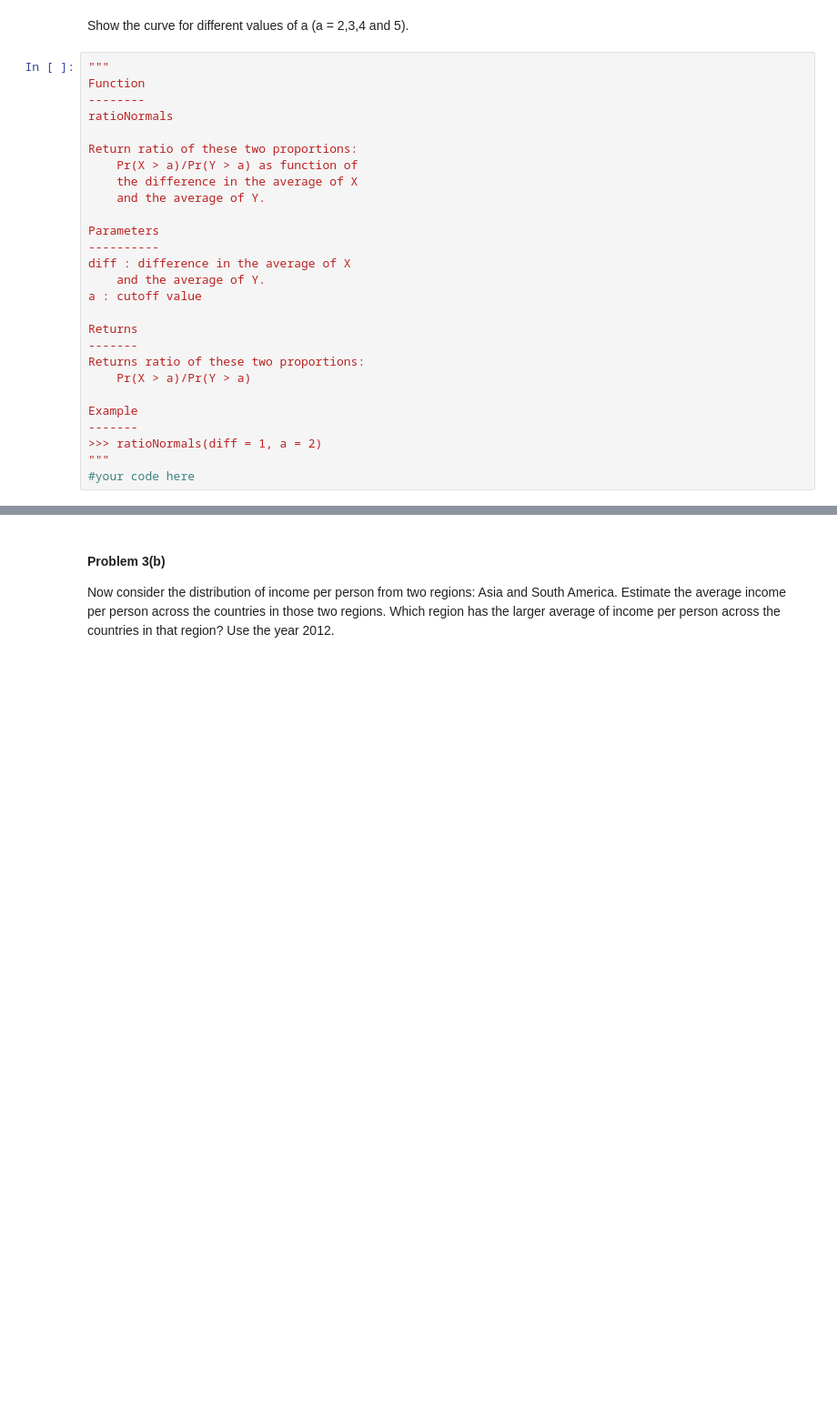
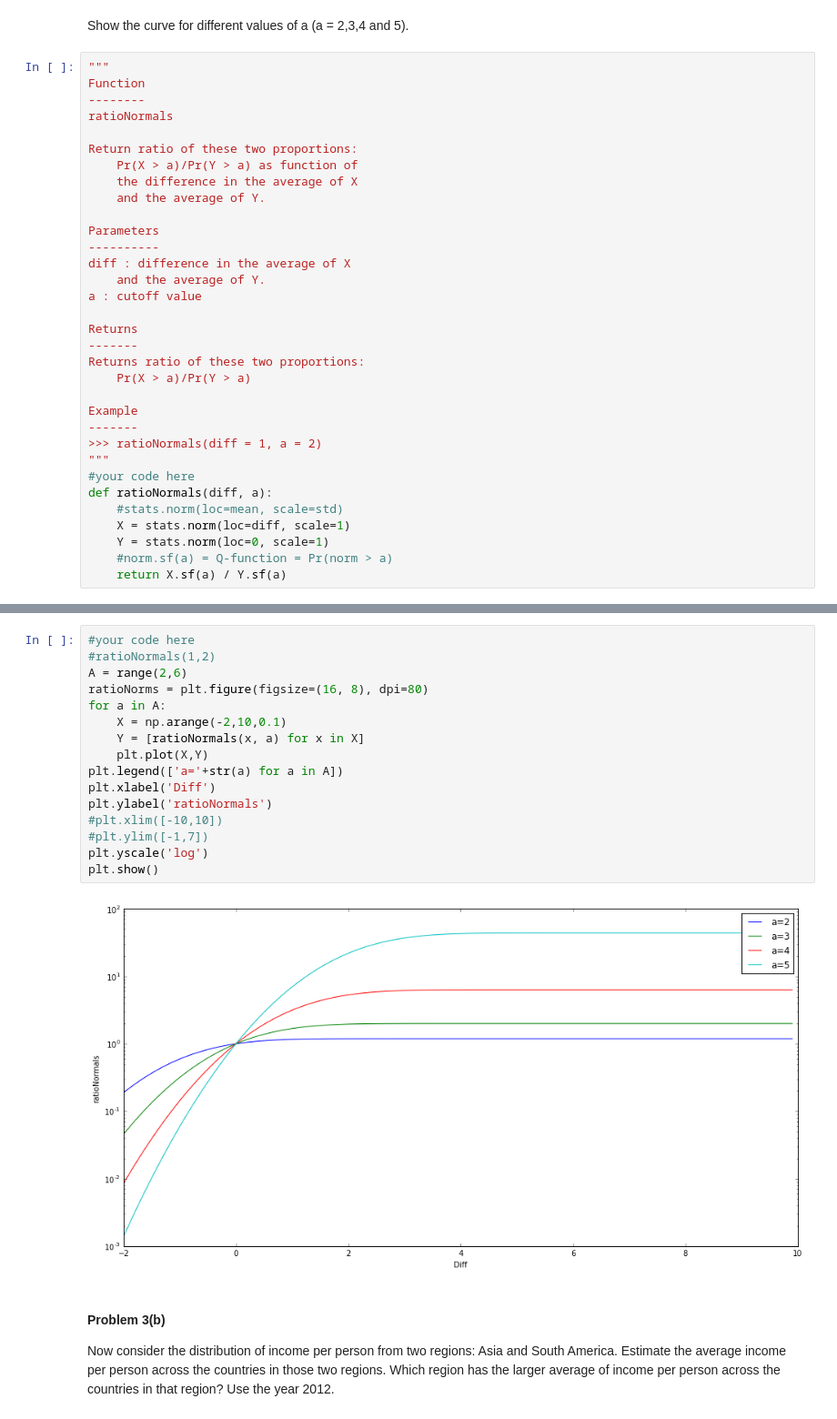
Before and after one commit to SupaStuff/599_hw, a Jupyter notebook: 1/HW1-Prob3.ipynb, the cells around one changed output, grey strips where cells are left out. Shown: that part at 91% size. Cells and saved outputs as stored; diff of their text form; blank space fills up the shorter version.

```diff
--- a/1/HW1-Prob3.ipynb
+++ b/1/HW1-Prob3.ipynb
@@ -74,3 +74,9 @@ Example
 >>> ratioNormals(diff = 1, a = 2)
 """
 #your code here
+def ratioNormals(diff, a):
+    #stats.norm(loc=mean, scale=std)
+    X = stats.norm(loc=diff, scale=1)
+    Y = stats.norm(loc=0, scale=1)
+    #norm.sf(a) = Q-function = Pr(norm > a)
+    return X.sf(a) / Y.sf(a)
@@ -79,3 +83,21 @@ Example
+# %%
+#your code here
+#ratioNormals(1,2)
+A = range(2,6)
+ratioNorms = plt.figure(figsize=(16, 8), dpi=80)
+for a in A:
+    X = np.arange(-2,10,0.1)
+    Y = [ratioNormals(x, a) for x in X]
+    plt.plot(X,Y)
+plt.legend(['a='+str(a) for a in A])
+plt.xlabel('Diff')
+plt.ylabel('ratioNormals')
+#plt.xlim([-10,10])
+#plt.ylim([-1,7])
+plt.yscale('log')
+plt.show()
+# %% [output]
+[figure, added]
 # %% [markdown]
 #### Problem 3(b)
 
```
Also changed, not shown: parts of 1 cell of this notebook, 3 other files.
